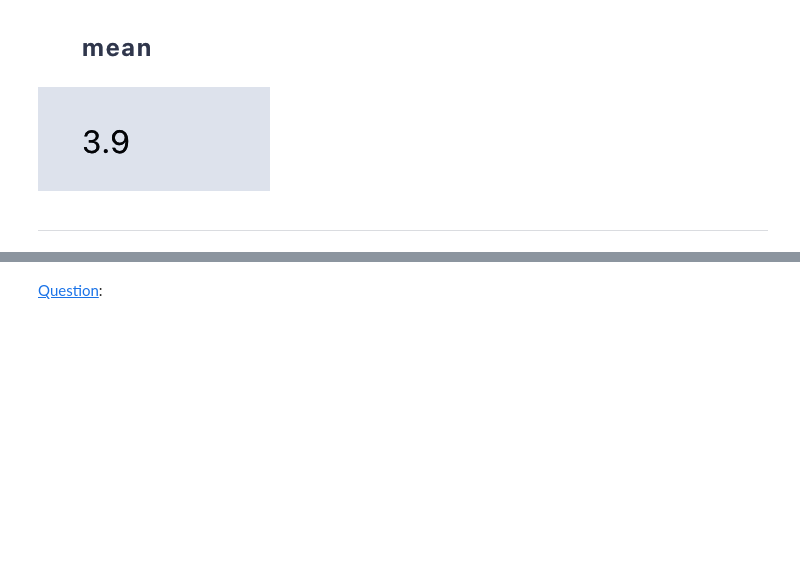
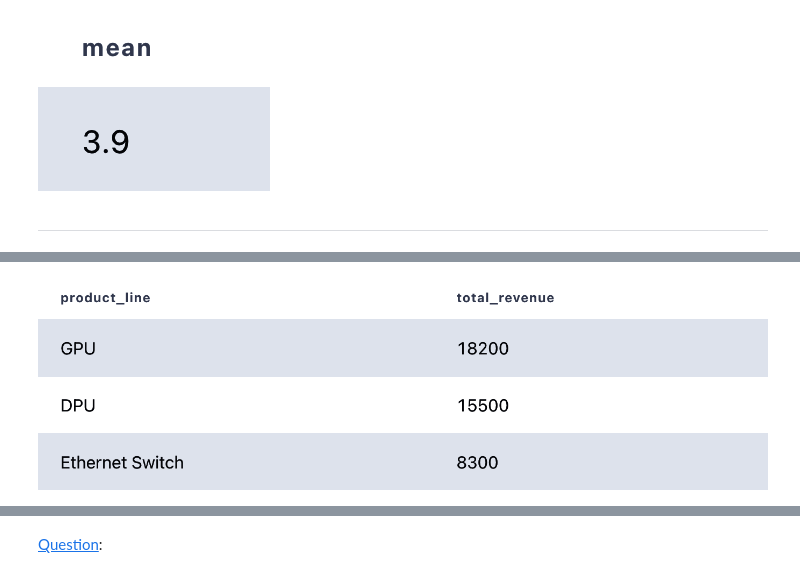
Before and after one commit to A-C-Sai/working-with-data, a Jupyter notebook: interview-prep/datalemur/sql.ipynb, the cells around one changed output, grey strips where cells are left out. Drawn from its saved outputs; the diff is of its cells as text; code cells hidden in the pictures; blank space fills up the shorter version.

```diff
--- a/interview-prep/datalemur/sql.ipynb
+++ b/interview-prep/datalemur/sql.ipynb
@@ -576,0 +600,4 @@ Image(filename='./resources/20.png')
+# %%
+Image(filename='./resources/21.png')
+# %% [output]
+[figure, added]
```
Also changed, not shown: parts of 26 cells of this notebook, 5 other files.
